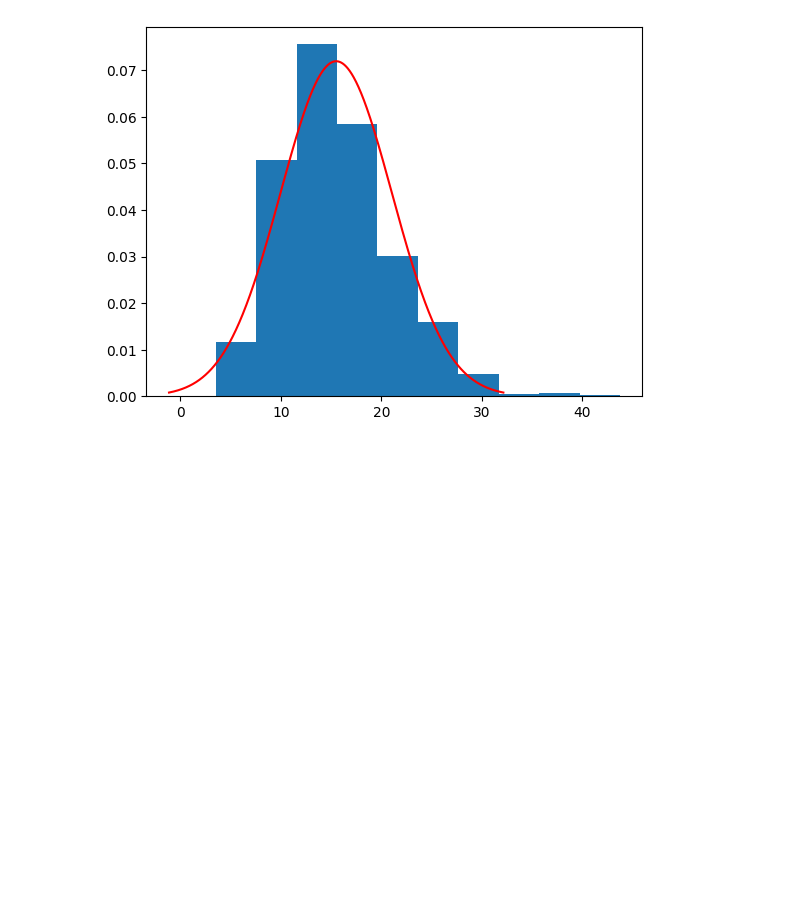
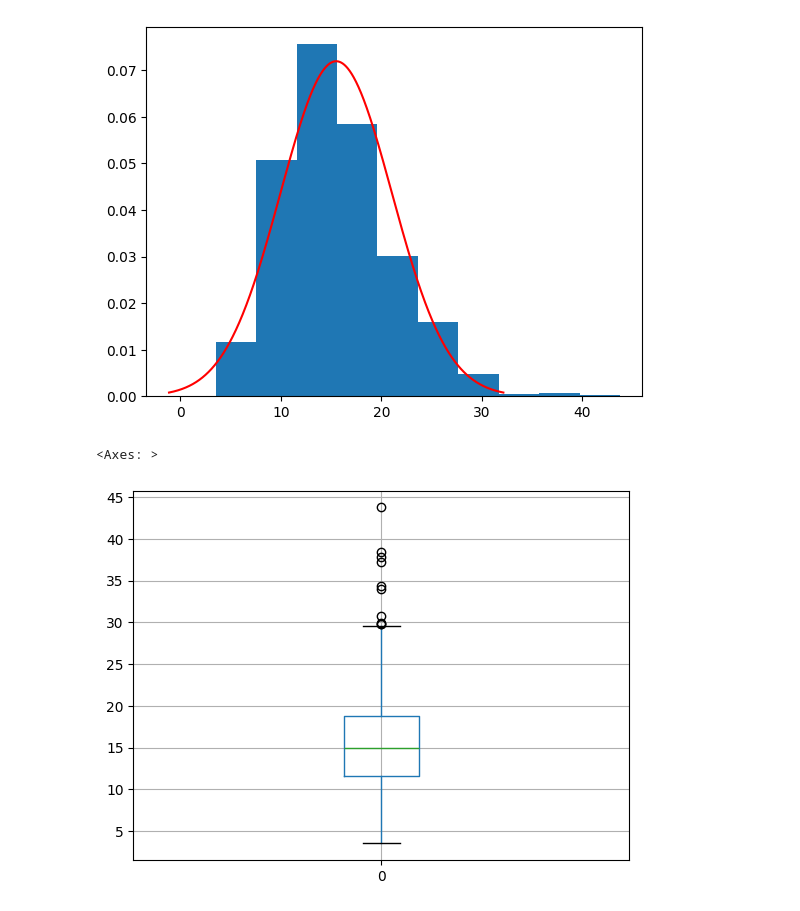
Before and after one commit to MaargoGysarova/Static_lab_1, a Jupyter notebook: Lab_2/lab2.ipynb, the cells around one changed output. Cells and saved outputs as stored; diff of their text form; code cells hidden in the pictures; blank space fills up the shorter version.

```diff
--- a/Lab_2/lab2.ipynb
+++ b/Lab_2/lab2.ipynb
@@ -215,3 +215,11 @@ plt.plot(x, y, color='red', label='Теоретическая частота')
 # %% [output]
 [<matplotlib.lines.Line2D at 0x...>]
 [figure]
+# %%
+import pandas as pd
+#plt.boxplot(data)
+data_frame = pd.DataFrame(z_list)
+data_frame.boxplot()
+# %% [output]
+<Axes: >
+[figure, added]
```
Also changed, not shown: 3 other files.
